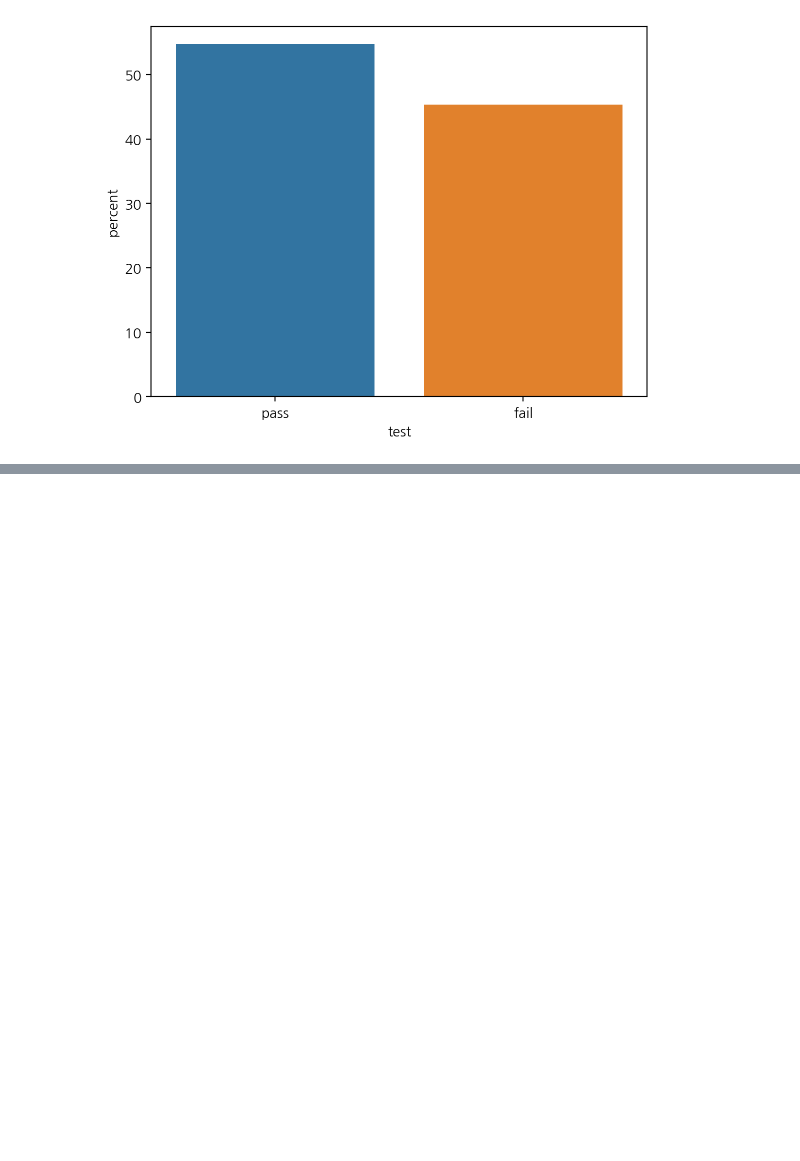
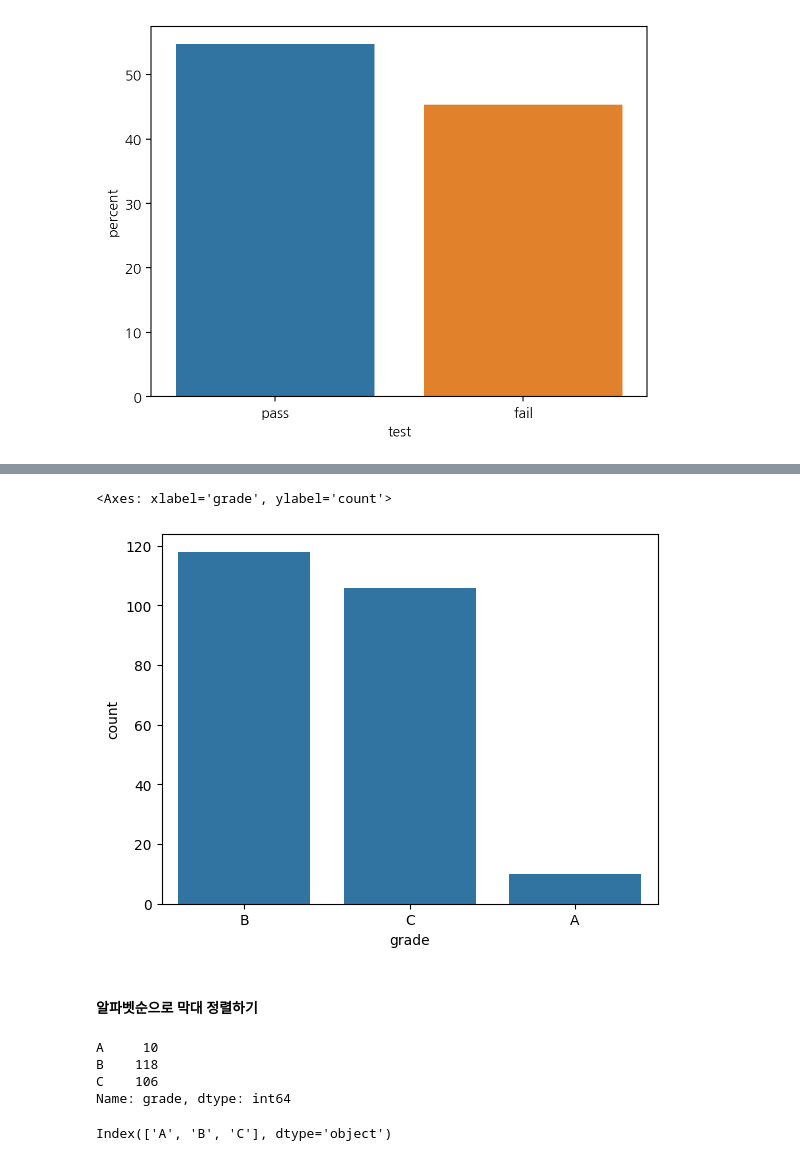
Before and after one commit to secons127/2024-1-my-BDA, a Jupyter notebook: inclass/03w_240322_Fri_ch05_data_medium.ipynb, the cells around one changed output, grey strips where cells are left out. Cells and saved outputs as stored; diff of their text form; code cells hidden in the pictures; blank space fills up the shorter version.

```diff
--- a/inclass/03w_240322_Fri_ch05_data_medium.ipynb
+++ b/inclass/03w_240322_Fri_ch05_data_medium.ipynb
@@ -881,0 +915,20 @@ sns.countplot(mpg, x='test', hue='test', stat='percent');  # 분포비율 만들
+# %%
+sns.countplot(mpg, x="grade")
+# %% [output]
+<Axes: xlabel='grade', ylabel='count'>
+[figure, added]
+# %% [markdown]
+#### 알파벳순으로 막대 정렬하기
+# %%
+# 등급 빈도표 알파벳순 정렬
+count_grade = mpg['grade'].value_counts().sort_index()
+count_grade
+# %% [output]
+A     10
+B    118
+C    106
+Name: grade, dtype: int64
+# %%
+count_grade.index
+# %% [output]
+Index(['A', 'B', 'C'], dtype='object')
```
Also changed, not shown: parts of 21 cells of this notebook.
